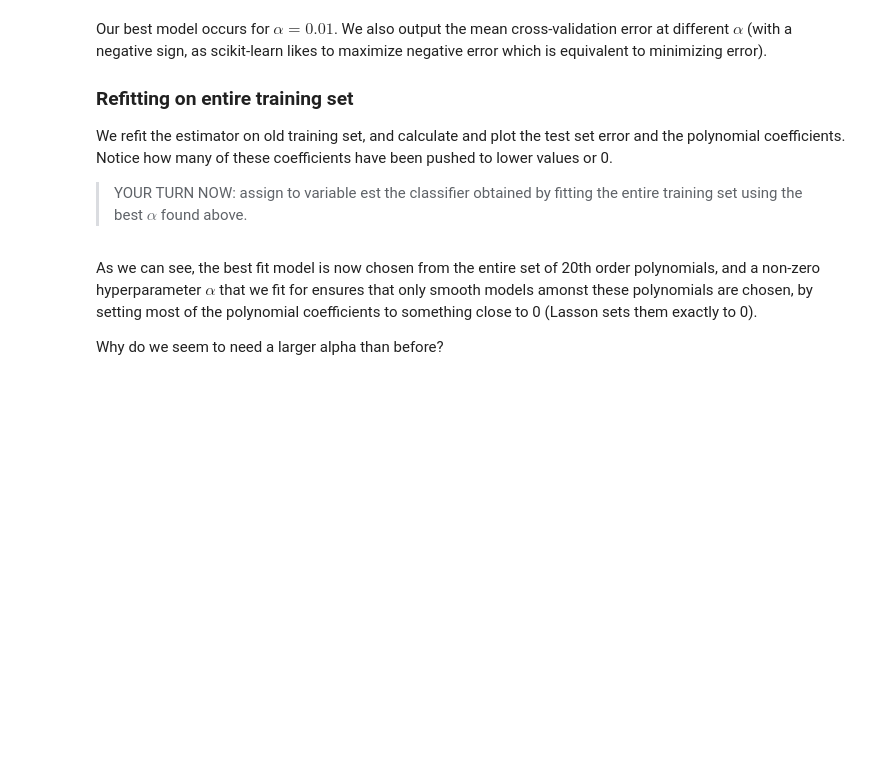
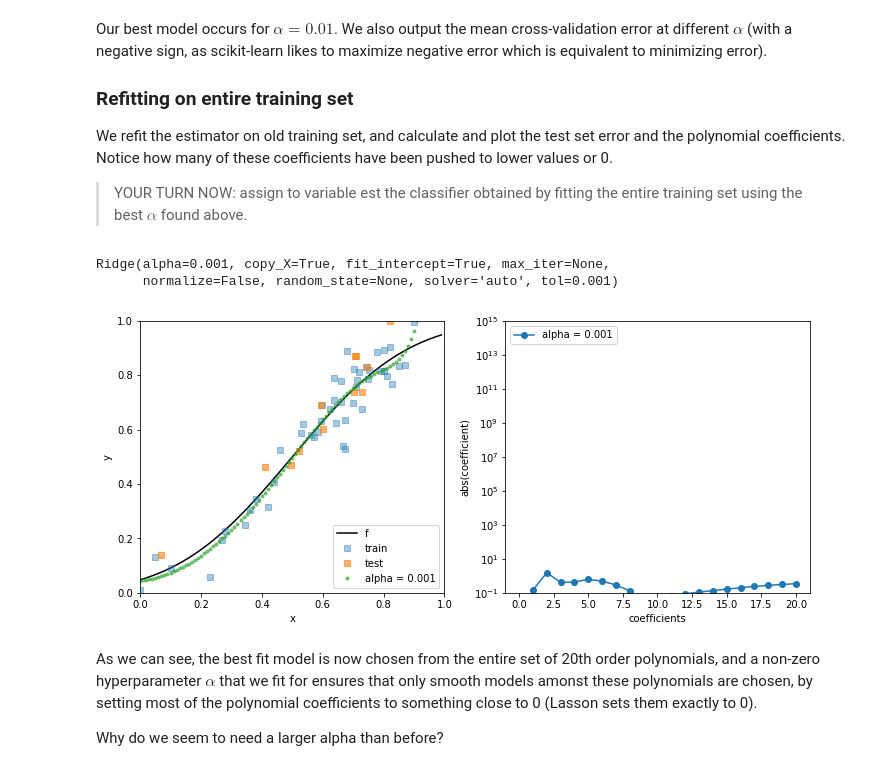
Before and after one commit to Rushikeshdhanorkar/ValidationRegularization, a Jupyter notebook: distribute_validation_regularization.ipynb, the cells around one changed output. Saved outputs shown, nothing was run; the diff lists cells and outputs as text; code cells hidden in the pictures; blank space fills up the shorter version.

```diff
--- a/distribute_validation_regularization.ipynb
+++ b/distribute_validation_regularization.ipynb
@@ -558,7 +604,7 @@ The `GridSearchCV` replaces the manual iteration over thefolds using `KFolds` an
 from sklearn.model_selection import GridSearchCV
 def cv_optimize_ridge(X, y, n_folds=4):
     est = Ridge()
-    parameters = {"alpha": [1e-8, 1e-6, 1e-5, 5e-5, 1e-4, 5e-4, 1e-3, 1e-2, 1e-1, 1.0]}
+    parameters = {"alpha": [1e-8, 1e-6, 1e-5, 5e-5, 1e-4, 5e-4, 1e-3, 1e-2, 1e-1, 1.0,10.0]}
     #the scoring parameter below is the default one in ridge, but you can use a different one
     #in the cross-validation phase if you want.
     gs = GridSearchCV(est, param_grid=parameters, cv=n_folds, scoring="neg_mean_squared_error")
@@ -582,6 +655,13 @@ We refit the estimator on old training set, and calculate and plot the test set
 # %%
 #Store in est a new classifier fit on the entire training set with the best alpha
 #your code here
+est = fitmodel.best_estimator_
+alphawechoose=fitmodel.best_params_['alpha']
+est = Ridge(alpha=alphawechoose)
+est.fit(Xtrain,ytrain)
+# %% [output]
+Ridge(alpha=0.001, copy_X=True, fit_intercept=True, max_iter=None,
+      normalize=False, random_state=None, solver='auto', tol=0.001)
 # %%
 def plot_functions_onall(est, ax, df, alpha, xtrain, ytrain, Xtrain, xtest, ytest):
     """Plot the approximation of ``est`` on axis ``ax``. """
@@ -600,8 +680,10 @@ def plot_functions_onall(est, ax, df, alpha, xtrain, ytrain, Xtrain, xtest, ytes
 # %%
 fig, rows = plt.subplots(1, 2, figsize=(12, 5))
 l,r=rows
-plot_functions_onall(est, l, df, alphawechoose, xtrain, ytrain, Xtrain, xtest, ytest)
-plot_coefficients(est, r, alphawechoose)
+plot_functions_onall(fitmodel.best_estimator_, l, df, alphawechoose, xtrain, ytrain, Xtrain, xtest, ytest)
+plot_coefficients(fitmodel.best_estimator_, r, alphawechoose)
+# %% [output]
+[figure, added]
 # %% [markdown]
 As we can see, the best fit model is now chosen from the entire set of 20th order polynomials, and a non-zero hyperparameter $\alpha$ that we fit for ensures that only smooth models amonst these polynomials are chosen, by setting most of the polynomial coefficients to something close to 0 (Lasson sets them exactly to 0).
 
```
Also changed, not shown: parts of 21 cells of this notebook.
